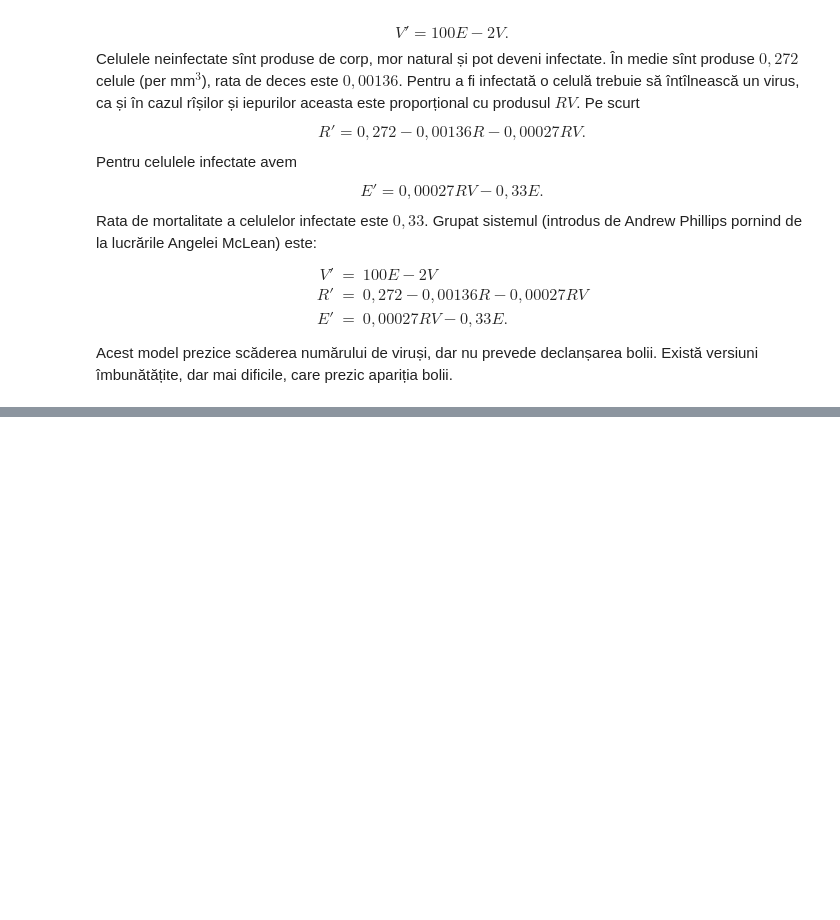
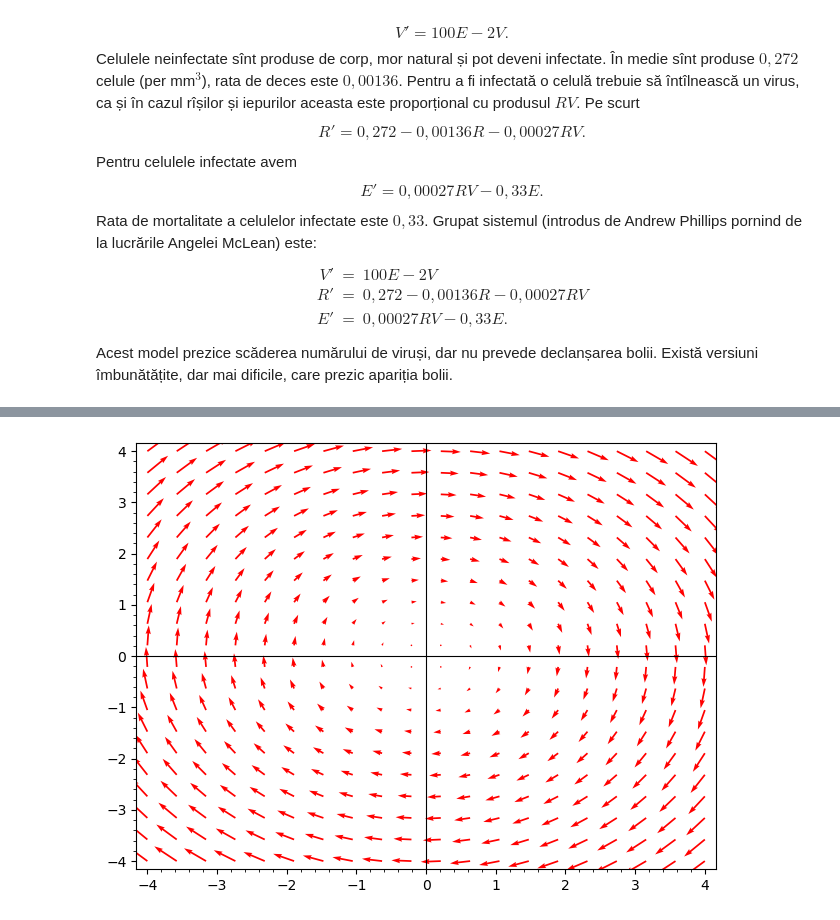
Before and after one commit to adhalanay/curs-ecologie, a Jupyter notebook: Curs1.ipynb, the cells around one changed output, grey strips where cells are left out. Drawn from its saved outputs; the diff is of its cells as text; code cells hidden in the pictures; blank space fills up the shorter version.

```diff
--- a/Curs1.ipynb
+++ b/Curs1.ipynb
@@ -236,0 +245,6 @@ Acest model prezice scăderea numărului de viruși, dar nu prevede declanșarea
+# %%
+var('x y')
+F(x,y)=[y,-x]
+plot_vector_field(F,(x,-4,4),(y,-4,4),color='red')
+# %% [output]
+[figure, added]
```
Also changed, not shown: parts of 12 cells of this notebook.
